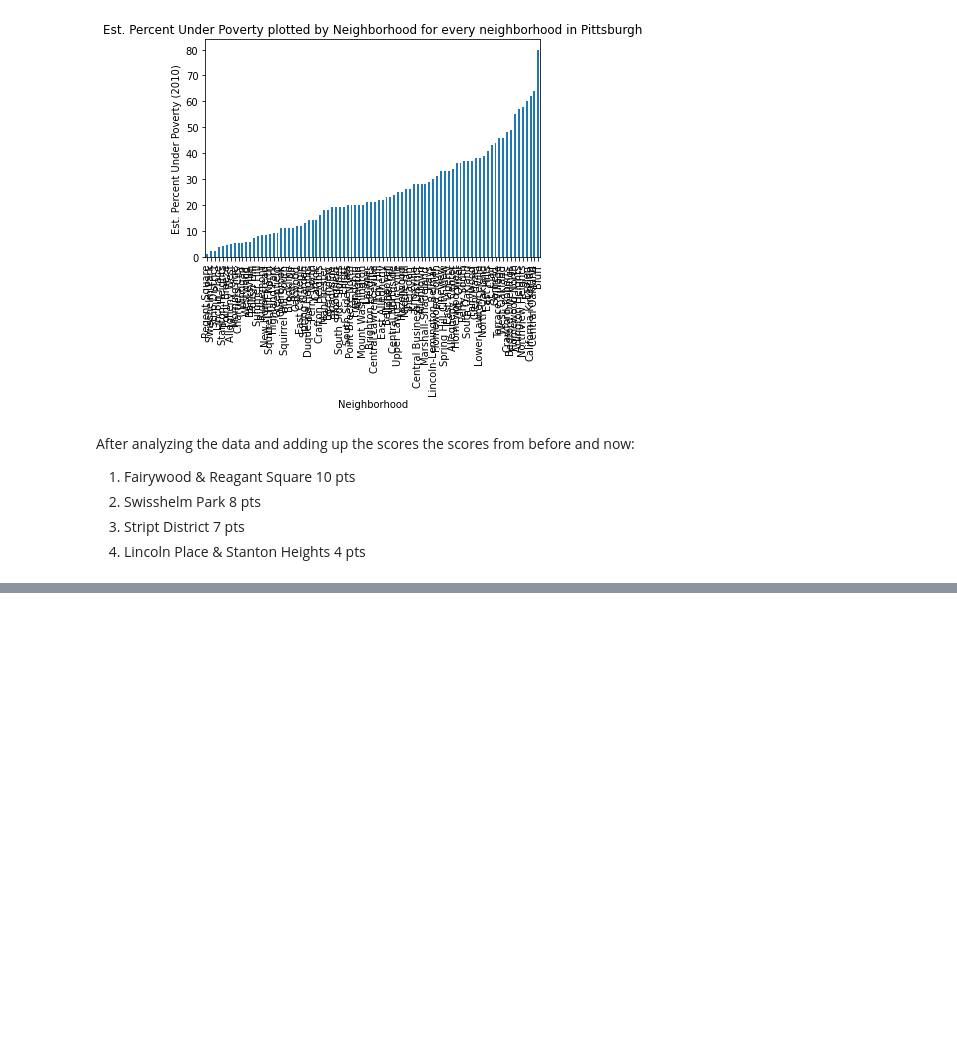
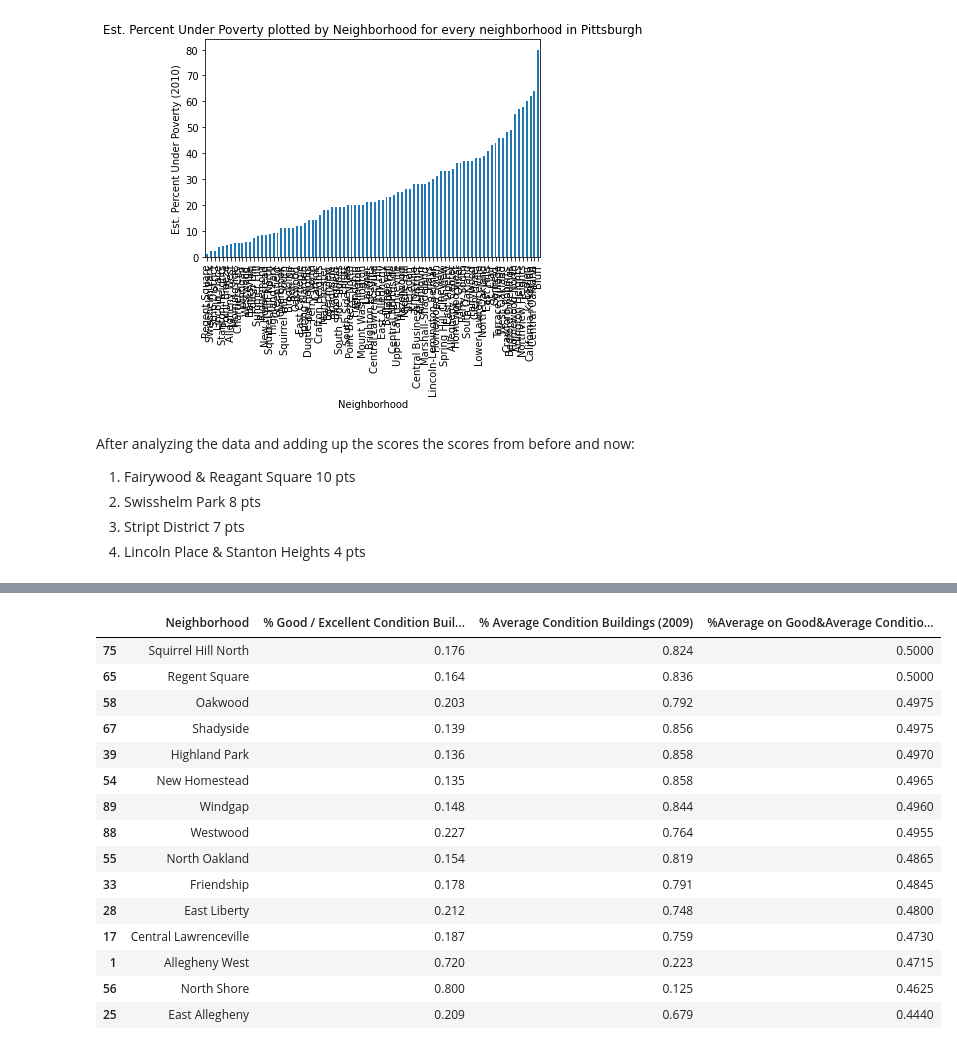
Before and after one commit to GAB8202/Best_Neighborhood, a Jupyter notebook: Main.ipynb, the cells around one changed output, grey strips where cells are left out. Drawn from its saved outputs; the diff is of its cells as text; code cells hidden in the pictures; blank space fills up the shorter version.

```diff
--- a/Main.ipynb
+++ b/Main.ipynb
@@ -218,0 +240,28 @@ After analyzing the data and adding up the scores the scores from before and now
+# %%
+df = pd.read_csv("built-enviornment-conditions.csv")
+df[u'% Good / Excellent Condition Buildings (2009)'] = df[u'% Good / Excellent Condition Buildings (2009)'].str.strip('%').astype(float)/100
+df[u'% Average Condition Buildings (2009)'] = df[u'% Average Condition Buildings (2009)'].str.strip('%').astype(float)/100
+df['%Average on Good&Average Condition Buildings'] = df[['% Good / Excellent Condition Buildings (2009)', '% Average Condition Buildings (2009)']].mean(axis=1)
+df
+newdata = df.sort_values("% Good / Excellent Condition Buildings (2009)", ascending=False).head(20)
+df1 = newdata.loc[:,['Neighborhood','% Good / Excellent Condition Buildings (2009)','% Average Condition Buildings (2009)','%Average on Good&Average Condition Buildings']]
+df1
+condition = df1.sort_values("%Average on Good&Average Condition Buildings", ascending=False).head(15)
+condition
+# %% [output]
+|  | Neighborhood | % Good / Excellent Condition Buil... | % Average Condition Buildings (2009) | %Average on Good&Average Conditio... |
+| 75 | Squirrel Hill North | 0.176 | 0.824 | 0.5000 |
+| 65 | Regent Square | 0.164 | 0.836 | 0.5000 |
+| 58 | Oakwood | 0.203 | 0.792 | 0.4975 |
+| 67 | Shadyside | 0.139 | 0.856 | 0.4975 |
+| 39 | Highland Park | 0.136 | 0.858 | 0.4970 |
+| 54 | New Homestead | 0.135 | 0.858 | 0.4965 |
+| 89 | Windgap | 0.148 | 0.844 | 0.4960 |
+| 88 | Westwood | 0.227 | 0.764 | 0.4955 |
+| 55 | North Oakland | 0.154 | 0.819 | 0.4865 |
+| 33 | Friendship | 0.178 | 0.791 | 0.4845 |
+| 28 | East Liberty | 0.212 | 0.748 | 0.4800 |
+| 17 | Central Lawrenceville | 0.187 | 0.759 | 0.4730 |
+| 1 | Allegheny West | 0.720 | 0.223 | 0.4715 |
+| 56 | North Shore | 0.800 | 0.125 | 0.4625 |
+| 25 | East Allegheny | 0.209 | 0.679 | 0.4440 |
```
Also changed, not shown: parts of 10 cells of this notebook.
